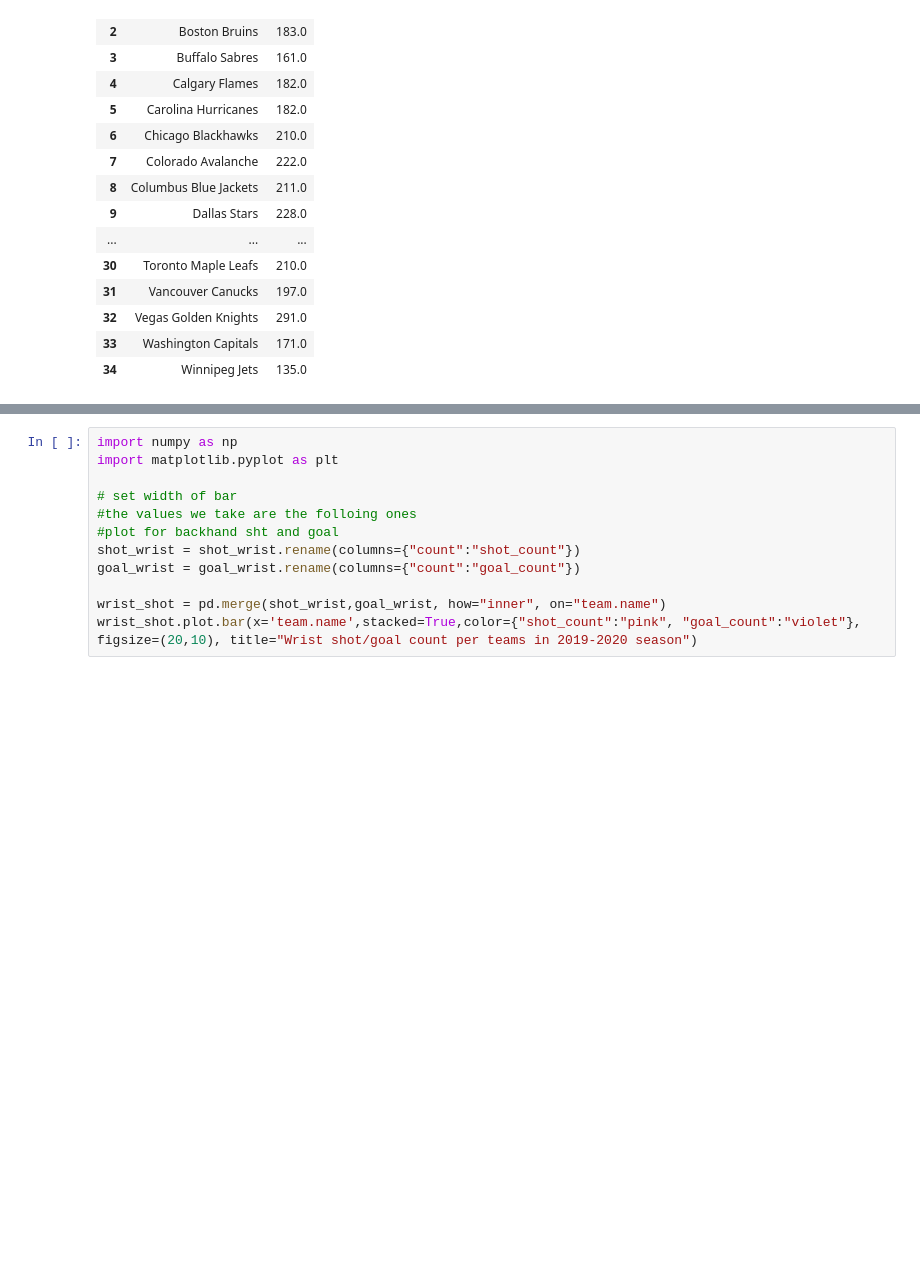
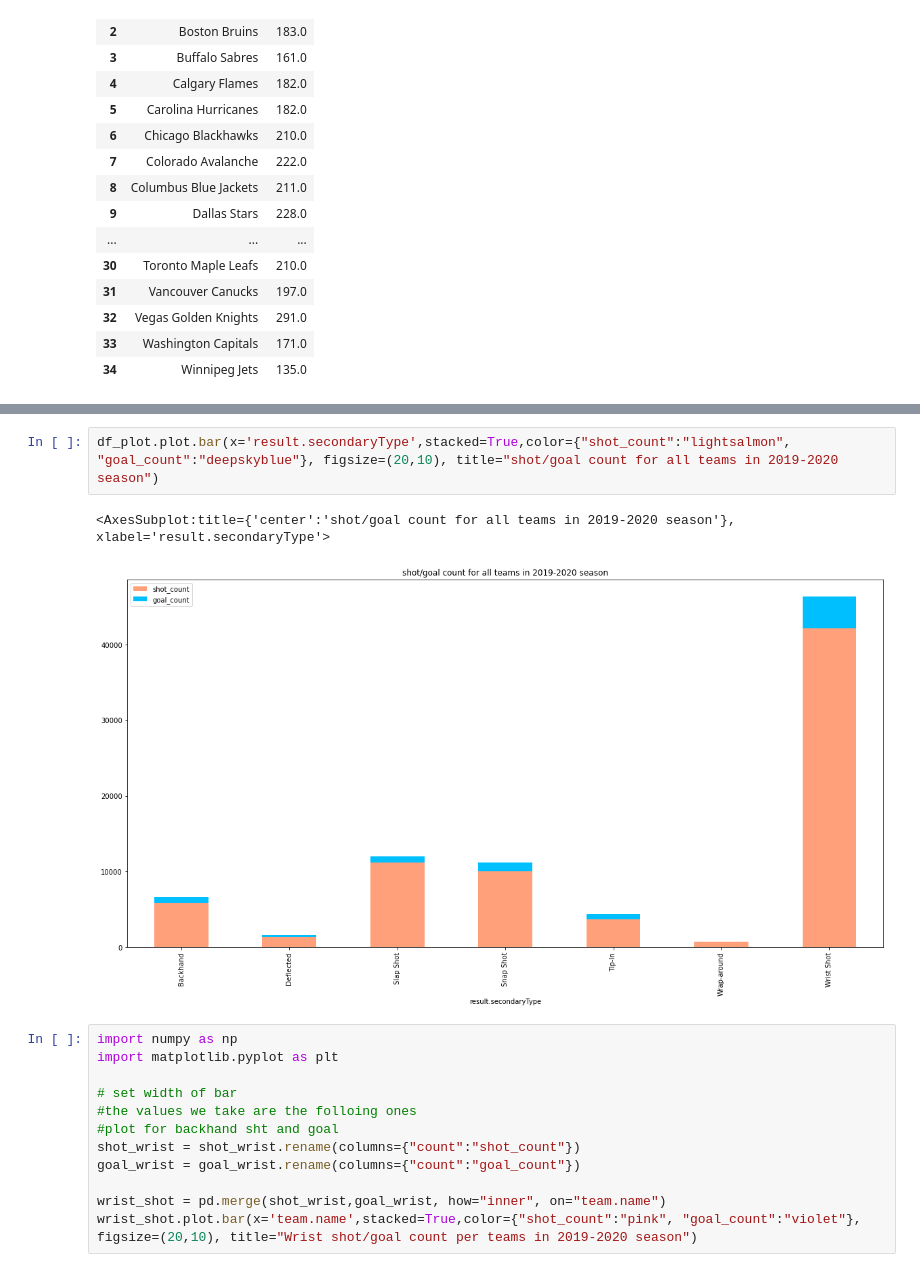
Before and after one commit to M0rph3e/ift6758-project-main, a Jupyter notebook: notebooks/data_visualizations.ipynb, the cells around one changed output, grey strips where cells are left out. Saved outputs shown, nothing was run; the diff lists cells and outputs as text; blank space fills up the shorter version.

```diff
--- a/notebooks/data_visualizations.ipynb
+++ b/notebooks/data_visualizations.ipynb
@@ -265,3 +201,8 @@ wrap_arround.plot.bar(x='team.name',stacked=True,color={"shot_count":"pink", "go
+# %%
+df_plot.plot.bar(x='result.secondaryType',stacked=True,color={"shot_count":"lightsalmon", "goal_count":"deepskyblue"}, figsize=(20,10), title="shot/goal count for all teams in 2019-2020 season")
+# %% [output]
+<AxesSubplot:title={'center':'shot/goal count for all teams in 2019-2020 season'}, xlabel='result.secondaryType'>
+[figure, added]
 # %%
 import numpy as np
 import matplotlib.pyplot as plt
```
Also changed, not shown: parts of 12 cells of this notebook.
